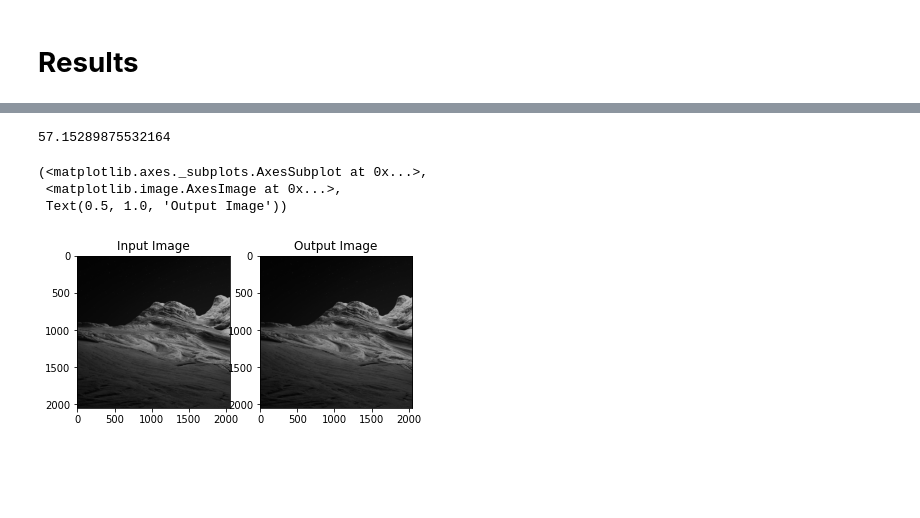
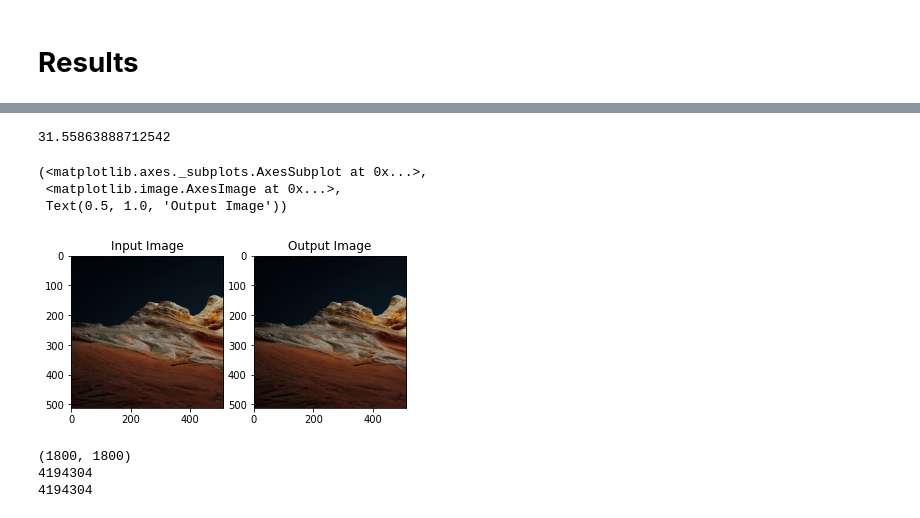
Before and after one commit to amyush/FrequencyDomain_Watermarking, a Jupyter notebook: watermarking.ipynb, the cells around one changed output, grey strips where cells are left out. Cells and saved outputs as stored; diff of their text form; code cells hidden in the pictures; blank space fills up the shorter version.

Commit message:
Image watermarked in colour image

```diff
--- a/watermarking.ipynb
+++ b/watermarking.ipynb
@@ -181,16 +183,40 @@ key = 'Appa'
 
 extractImage(waterMarkedImage, key)
 # %%
-resImage = Image.open('coverRes.png')
-inputImage = Image.open('FrequencyDomain_Watermarking/cover.jpg').convert('L')
-inputImage = inputImage.resize((2048, 2048), Image.BILINEAR)
+resImage = Image.open('watermarked1.jpg').convert('RGB')
+inputImage = Image.open('FrequencyDomain_Watermarking/cover.jpg').convert('RGB')
+inputImage = inputImage.resize((sizeOrig, sizeOrig), Image.BILINEAR)
 psnr = calculatePSNR(inputImage, resImage)
 print(psnr)
+
 plt.subplot(1,2,1),plt.imshow(inputImage.convert('RGB')), plt.title("Input Image")
 plt.subplot(1,2,2),plt.imshow(resImage.convert('RGB')), plt.title("Output Image")
 # %% [output]
-57.15289875532164
+31.55863888712542
 (<matplotlib.axes._subplots.AxesSubplot at 0x...>,
  <matplotlib.image.AxesImage at 0x...>,
  Text(0.5, 1.0, 'Output Image'))
-[figure, old version]
+[figure, new version]
+# %%
+inputImage = Image.open(imgPath + 'cover.jpg').convert('RGB')
+print(inputImage.size)
+inputImage = inputImage.resize((sizeOrig,sizeOrig),Image.BILINEAR)
+inputImage = np.array(inputImage)
+inputArray = np.array(inputImage[:,:,0])
+#   , dtype=np.float)
+# .reshape((sizeOrig,sizeOrig))
+# dd = apply_dct(inputArray)
+dd = apply_dct(inputArray)
+print(dd.size)
+# ind = inverse_dct(dd)
+ind = inverse_dct(dd)
+print(ind.size)
+inputImage[:,:,0] = ind
+inputImage = Image.fromarray(inputImage)
+inputImage.save("g.jpg")
+# inputImage = ind
+# resImage = cv2.imwrite('trial.jpg', inputImage)
+# %% [output]
+(1800, 1800)
+4194304
+4194304
```
Also changed, not shown: parts of 4 cells of this notebook.
